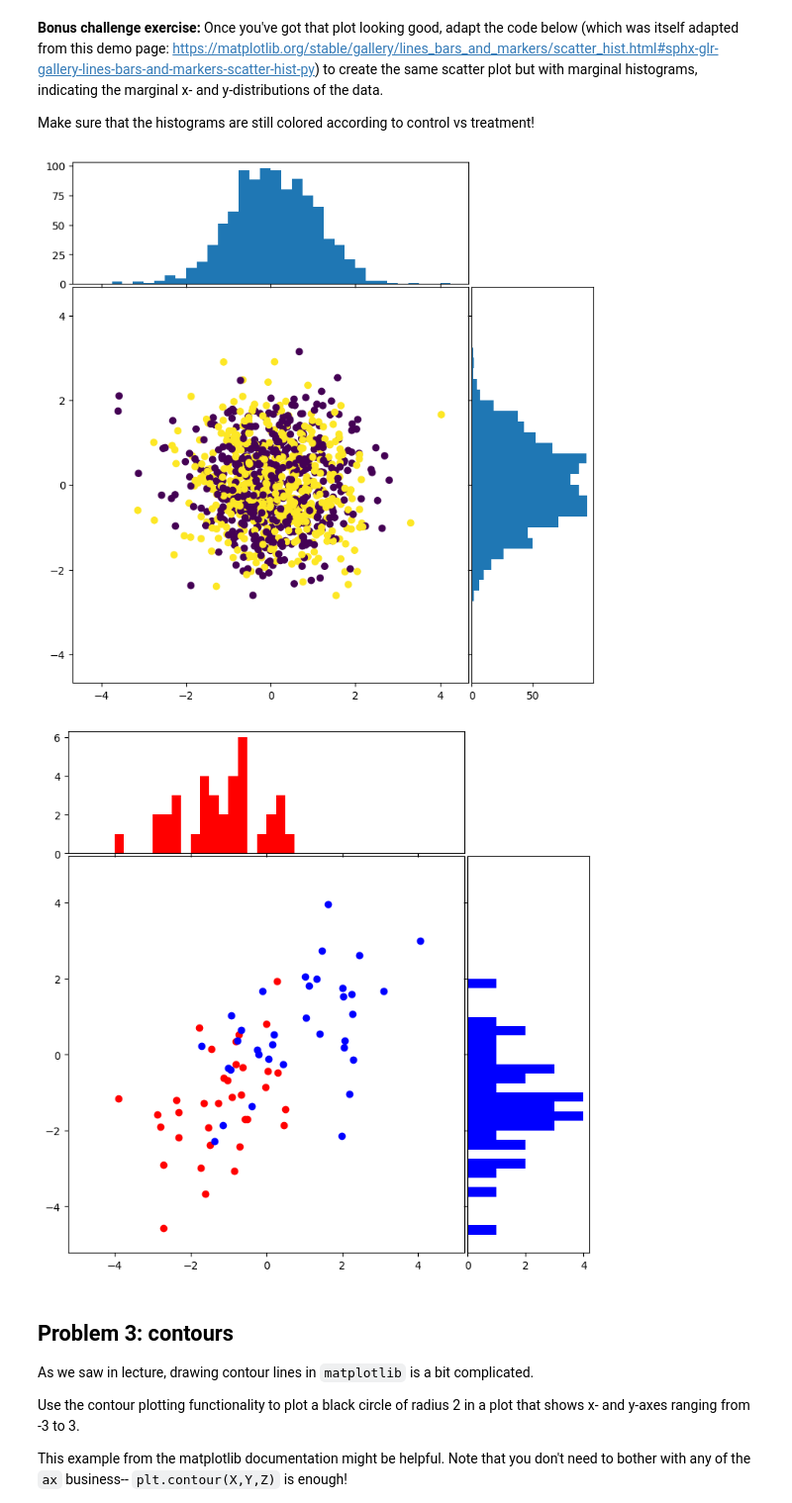
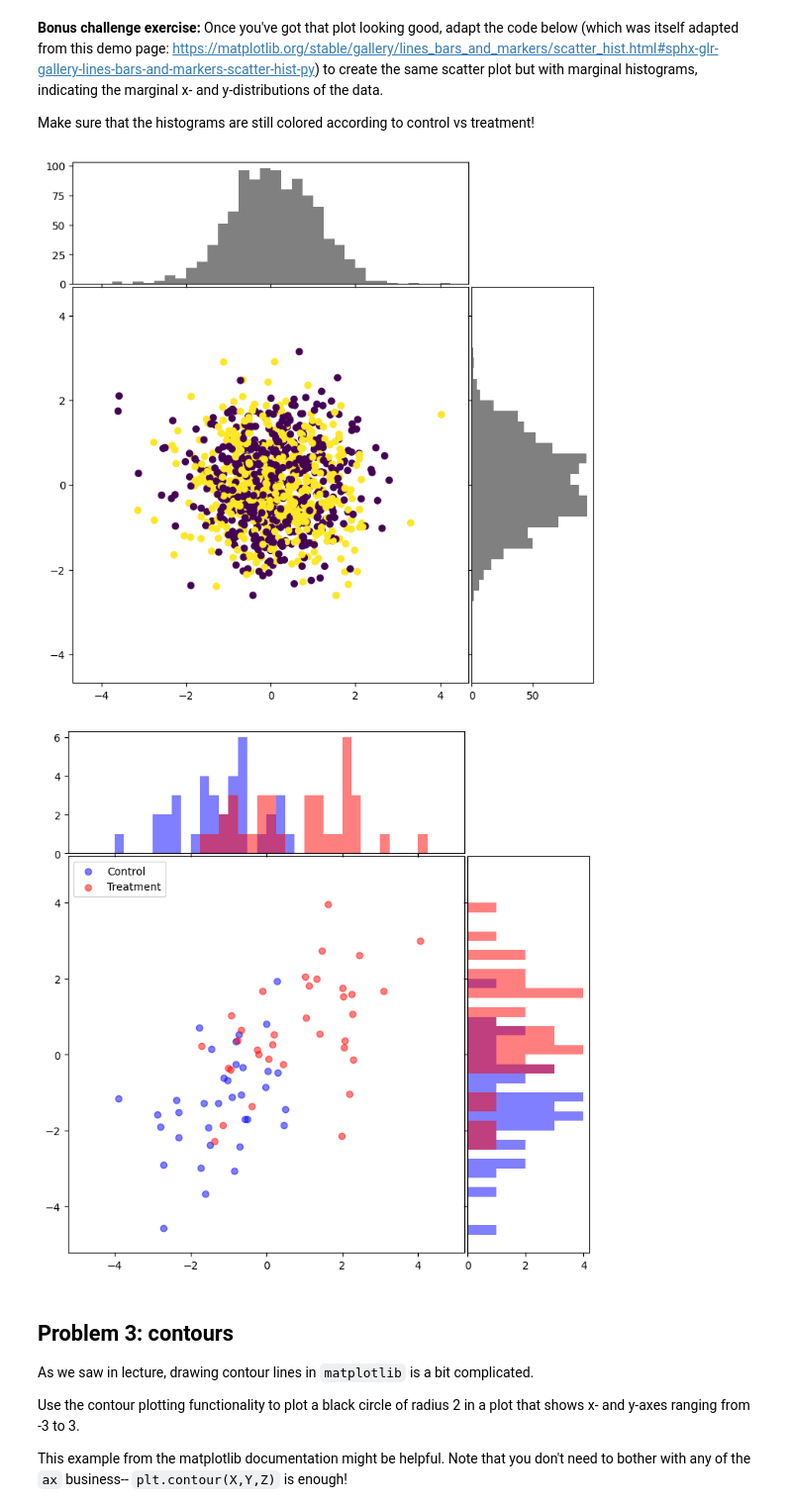
Before and after one commit to Stochastic1017/STAT_606, a Jupyter notebook: exercises/E12_matplotlib.ipynb, the cells around one changed output. Shown at 99% size. Drawn from its saved outputs; the diff is of its cells as text; code cells hidden in the pictures.

```diff
--- a/exercises/E12_matplotlib.ipynb
+++ b/exercises/E12_matplotlib.ipynb
@@ -146,12 +146,12 @@ xymax = max(np.max(np.abs(x)), np.max(np.abs(y)))
 lim = (int(xymax/binwidth) + 1) * binwidth
 
 bins = np.arange(-lim, lim + binwidth, binwidth)
-ax_histx.hist(x, bins=bins)
-ax_histy.hist(y, bins=bins, orientation='horizontal')
+ax_histx.hist(x, bins=bins, color = 'grey')
+ax_histy.hist(y, bins=bins, orientation='horizontal', color = 'grey')
 
 plt.show()
 # %% [output]
-[figure, old version]
+[figure, new version]
 # %%
 # Fixing random state for reproducibility
 np.random.seed(19680801)
@@ -166,38 +166,42 @@ y2 = treatmt[:, 1]
 left, width = 0.1, 0.65
 bottom, height = 0.1, 0.65
 spacing = 0.005
 
 rect_scatter = [left, bottom, width, height]
 rect_histx = [left, bottom + height + spacing, width, 0.2]
 rect_histy = [left + width + spacing, bottom, 0.2, height]
 
 # start with a square Figure
 fig = plt.figure(figsize=(8, 8))
 
 ax = fig.add_axes(rect_scatter)
 ax_histx = fig.add_axes(rect_histx, sharex=ax)
 ax_histy = fig.add_axes(rect_histy, sharey=ax)
 
 # Turning off labels-- you can turn these labels back on if you want.
 ax_histx.tick_params(axis="x", labelbottom=False)
 ax_histy.tick_params(axis="y", labelleft=False)
 
 # Creating the scatter plot
-ax.scatter(x1, y1, c='red')
-ax.scatter(x2, y2, c='blue')
+ax.scatter(x1, y1, c='blue', alpha = 0.5)
+ax.scatter(x2, y2, c='red', alpha = 0.5)
 
 # now determine nice limits by hand:
 binwidth = 0.25
 xymax = max(np.max(np.abs(x)), np.max(np.abs(y)))
 lim = (int(xymax/binwidth) + 1) * binwidth
 
 bins = np.arange(-lim, lim + binwidth, binwidth)
-ax_histx.hist(x, bins=bins, color = 'red')
-ax_histy.hist(y, bins=bins, orientation='horizontal', color = 'blue')
+ax_histx.hist(x1, bins=bins, color='blue', alpha=0.5)
+ax_histx.hist(x2, bins=bins, color='red', alpha=0.5)
+ax_histy.hist(y1, bins=bins, orientation='horizontal', color='blue', alpha=0.5)
+ax_histy.hist(y2, bins=bins, orientation='horizontal', color='red', alpha=0.5)
+
+ax.legend(['Control', 'Treatment'], loc = 'upper left')
 
 plt.show()
 # %% [output]
-[figure, old version]
+[figure, new version]
 # %% [markdown]
 ## Problem 3: contours
 
```
Also changed, not shown: parts of 2 cells of this notebook, 1 other file.
